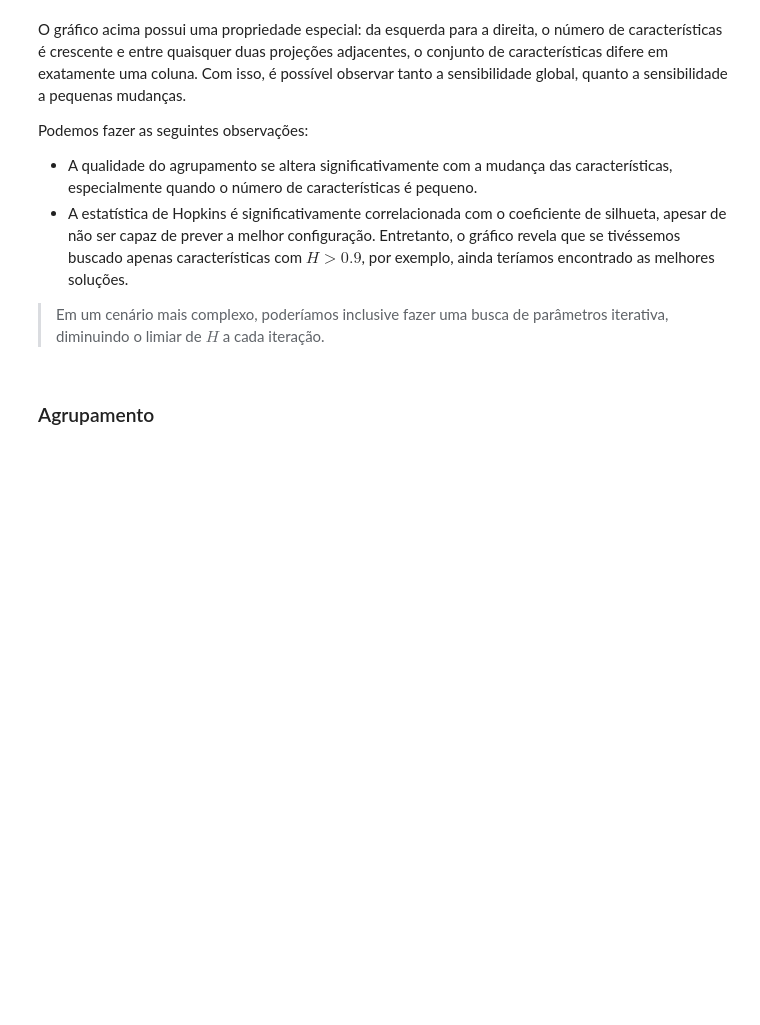
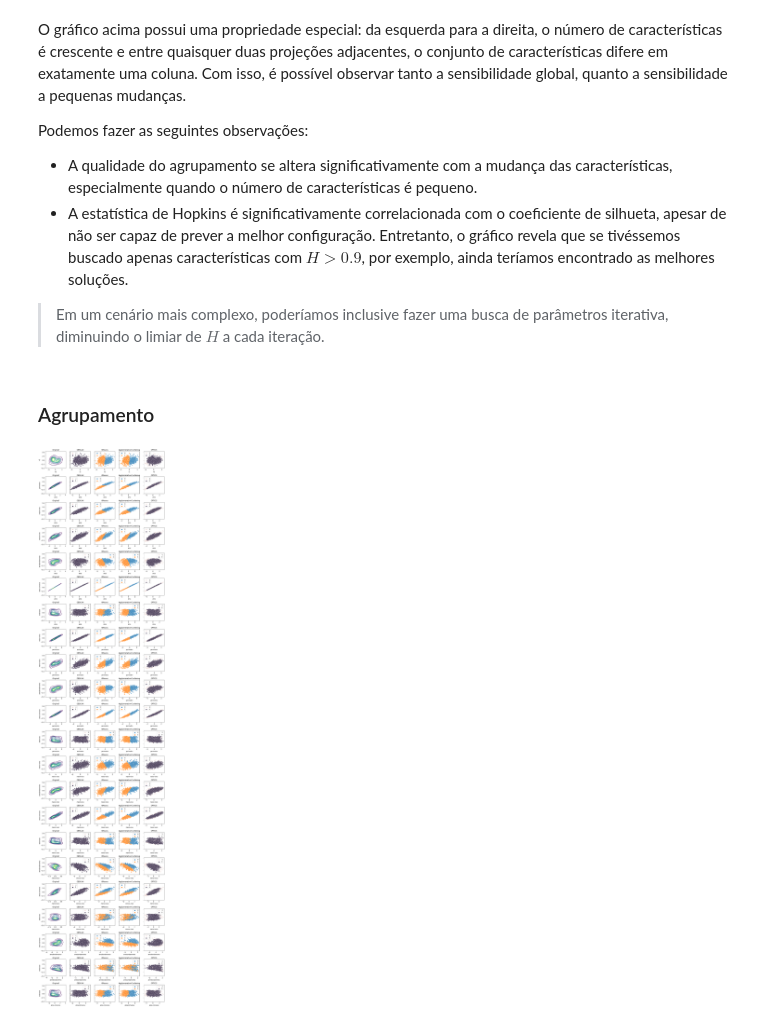
Before and after one commit to usr-bin32/data-mining-assignments, a Jupyter notebook: p4/notebook.ipynb, the cells around one changed output. Saved outputs shown, nothing was run; the diff lists cells and outputs as text; code cells hidden in the pictures; blank space fills up the shorter version.

```diff
--- a/p4/notebook.ipynb
+++ b/p4/notebook.ipynb
@@ -317,0 +329,44 @@ Podemos fazer as seguintes observações:
+# %%
+def make_estimator(params):
+    pipe = Pipeline(
+        [
+            ("select", ColumnSelector()),
+            ("estimator", KMeans()),  # dummy
+        ]
+    )
+    pipe.set_params(**params)
+    return pipe
+
+
+estimators = models_results["params"].map(make_estimator)
+predictions = [estimator.fit_predict(X) for estimator in estimators]
+
+pca_projection = PCA(n_components=2).fit_transform(X)
+pca_projection = pd.DataFrame(pca_projection, columns=["x1", "x2"])
+projections = [
+    pca_projection,
+    *[X[list(cols)] for cols in it.combinations(X.columns, 2)],
+]
+
+fig, ax = plt.subplots(
+    nrows=len(projections),
+    ncols=len(models_results) + 1,
+    sharey=True,
+    figsize=(15, 3.25 * len(projections)),
+)
+plt.subplots_adjust(hspace=0.5)
+for j, data in enumerate(projections):
+    g = sns.kdeplot(data=data, x=data.columns[0], y=data.columns[1], cmap="viridis", ax=ax[j, 0])
+    ax[j, 0].set_title("Original")
+    for i, (estimator, y_pred) in enumerate(zip(estimators, predictions)):
+        g = sns.scatterplot(
+            data=data,
+            x=data.columns[0],
+            y=data.columns[1],
+            hue=y_pred,
+            alpha=0.6,
+            ax=ax[j, i + 1],
+        )
+        g.set_title(str(estimator["estimator"]).split("(")[0])
+# %% [output]
+[figure, added]
```
Also changed, not shown: parts of 11 cells of this notebook, 2 other files.
